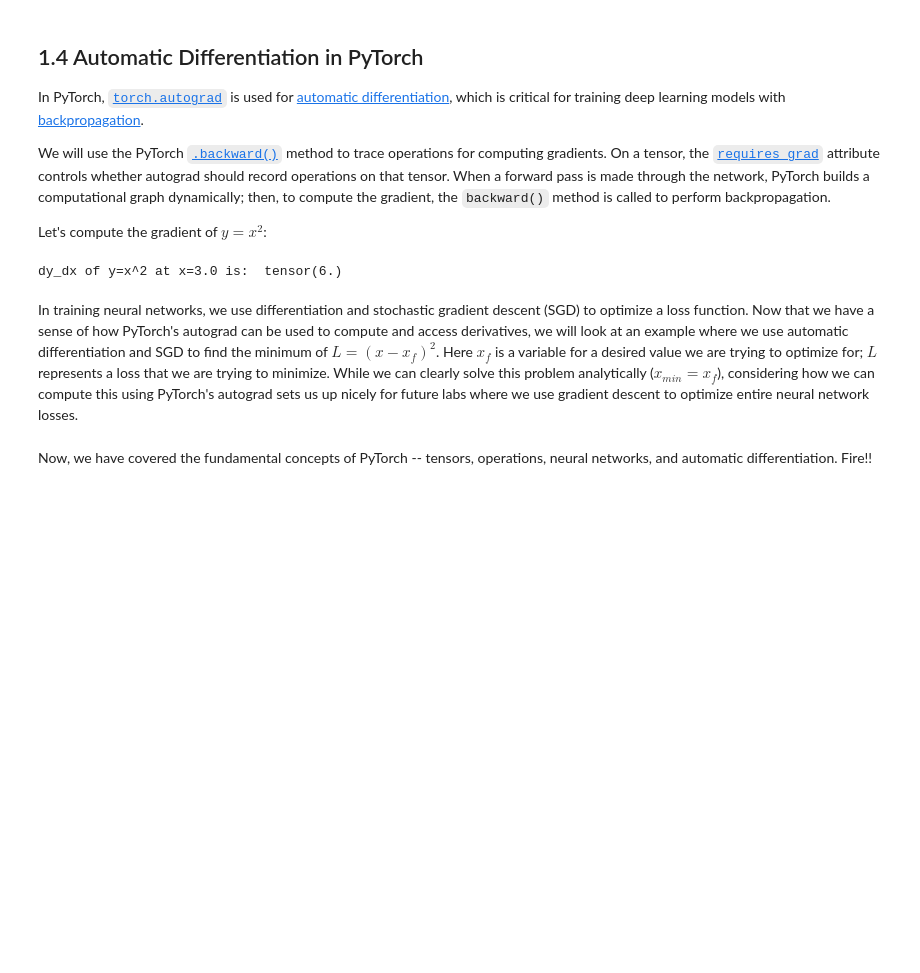
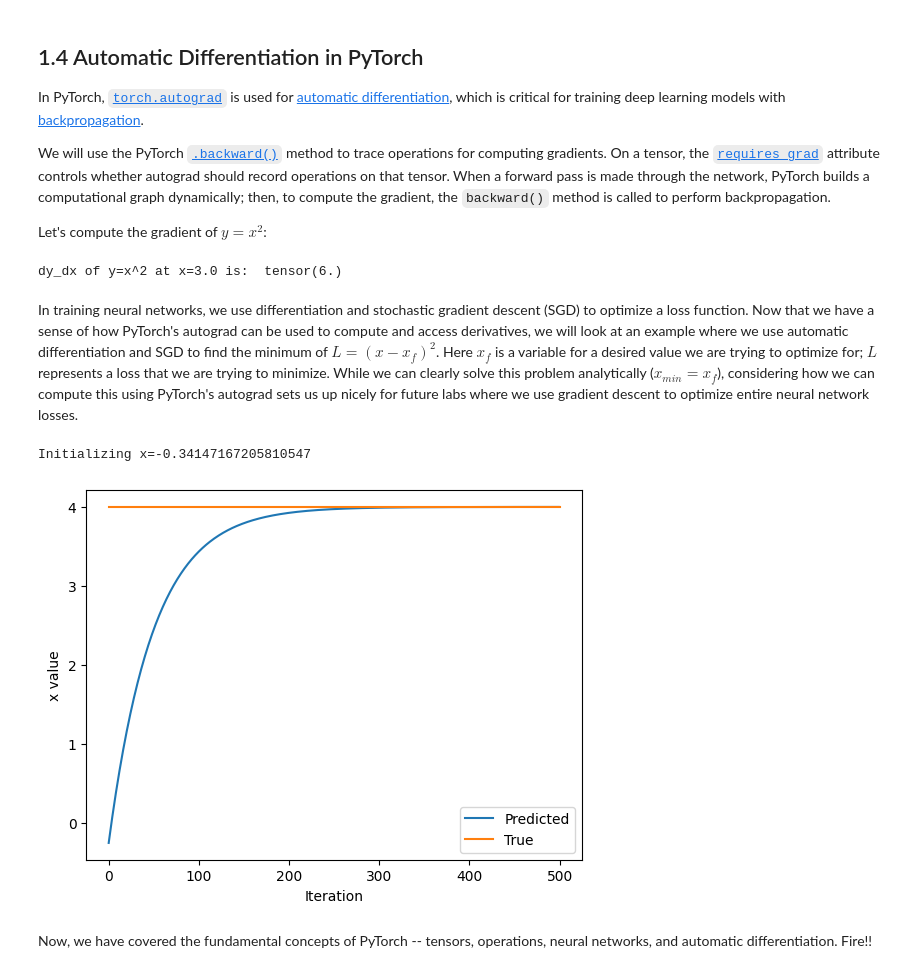
Before and after one commit to Storm8lessed/MIT6S191-Learning-DL-Code, a Jupyter notebook: lab1/PT_Part1_Intro.ipynb, the cells around one changed output. Saved outputs shown, nothing was run; the diff lists cells and outputs as text; code cells hidden in the pictures; blank space fills up the shorter version.

```diff
--- a/lab1/PT_Part1_Intro.ipynb
+++ b/lab1/PT_Part1_Intro.ipynb
@@ -318,33 +318,36 @@ In training neural networks, we use differentiation and stochastic gradient desc
 x = torch.randn(1)
 print(f"Initializing x={x.item()}")
 
 learning_rate = 1e-2  # Learning rate
 history = []
 x_f = 4  # Target value
 
 
 # We will run gradient descent for a number of iterations. At each iteration, we compute the loss,
 #   compute the derivative of the loss with respect to x, and perform the update.
 for i in range(500):
     x = torch.tensor([x], requires_grad=True)
 
     # TODO: Compute the loss as the square of the difference between x and x_f
-    loss = # TODO
+    loss = (x - x_f) ** 2
 
     # Backpropagate through the loss to compute gradients
     loss.backward()
 
     # Update x with gradient descent
     x = x.item() - learning_rate * x.grad
 
     history.append(x.item())
 
 # Plot the evolution of x as we optimize toward x_f!
 plt.plot(history)
 plt.plot([0, 500], [x_f, x_f])
 plt.legend(('Predicted', 'True'))
 plt.xlabel('Iteration')
 plt.ylabel('x value')
 plt.show()
+# %% [output]
+Initializing x=-0.34147167205810547
+[figure, added]
 # %% [markdown]
 Now, we have covered the fundamental concepts of PyTorch -- tensors, operations, neural networks, and automatic differentiation. Fire!!
```
